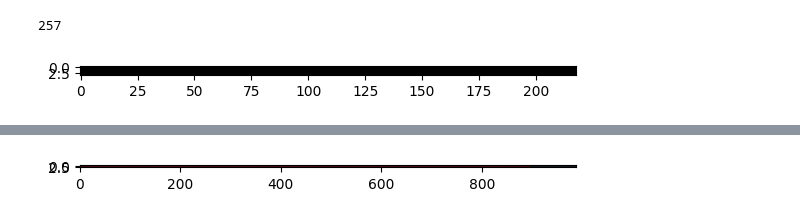
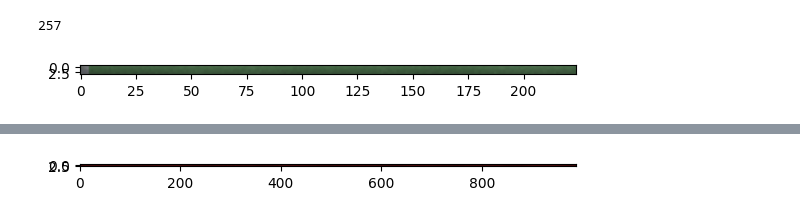
Before and after one commit to mmletgo/reinforcement-learning_dark-souls-3, a Jupyter notebook: colorselect.ipynb, the cells around one changed output, grey strips where cells are left out. Drawn from its saved outputs; the diff is of its cells as text; code cells hidden in the pictures.

```diff
--- a/colorselect.ipynb
+++ b/colorselect.ipynb
@@ -87,11 +99,11 @@ blood
 # %% [output]
 257
 # %%
-self_stamina_window = (206, 145, 424, 149)  # 玩家体力条区域
+self_stamina_window = (192, 114, 416, 118)  # 玩家体力条区域
 stamina_screen_color = img_rgb[self_stamina_window[1]:self_stamina_window[3],
                                self_stamina_window[0]:self_stamina_window[2]]
 show_img(stamina_screen_color)
 # %% [output]
-[figure, old version]
+[figure, new version]
 # %%
 average_color = np.mean(stamina_screen_color, axis=0)
```
Also changed, not shown: parts of 9 cells of this notebook, 4 other files.
